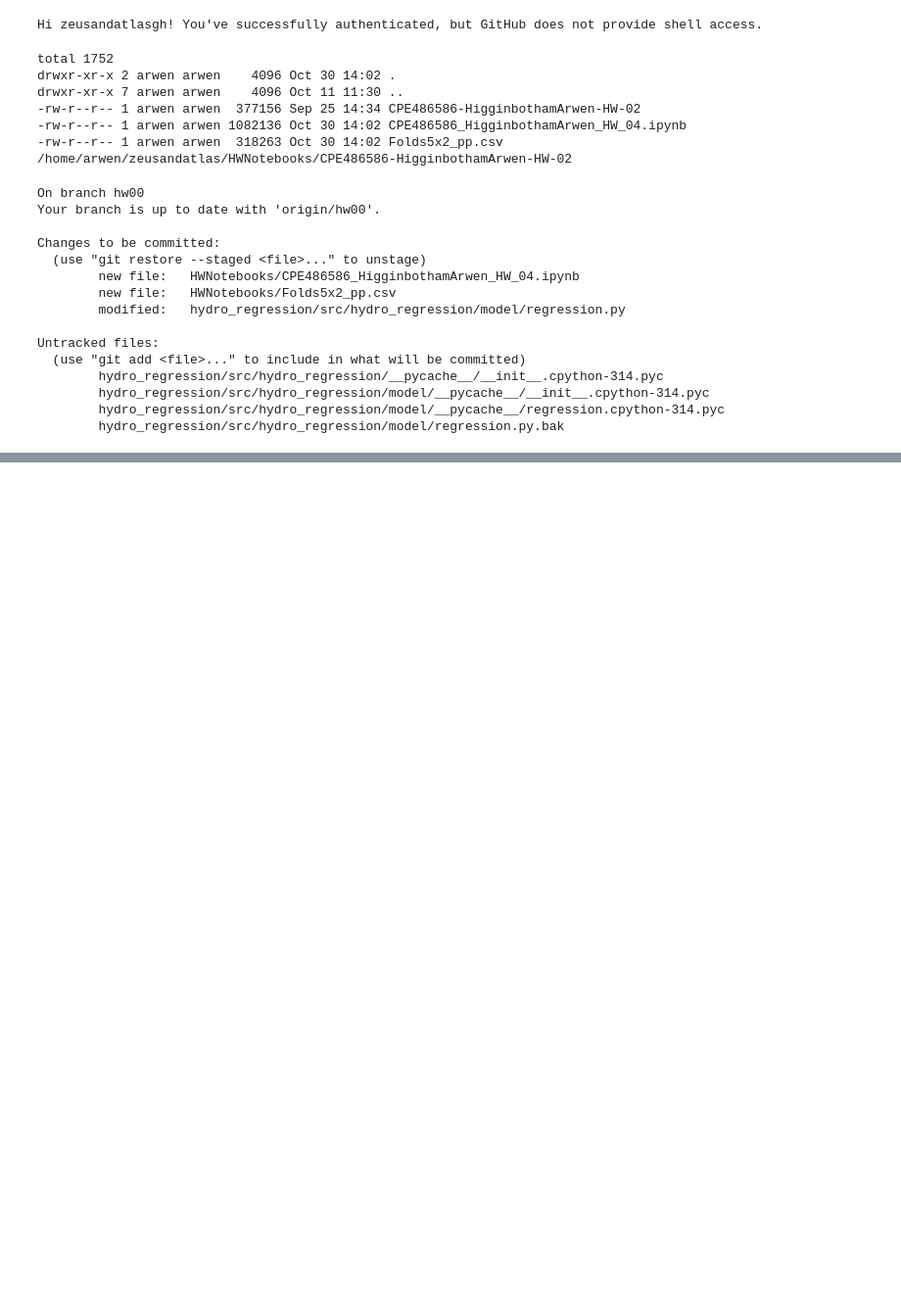
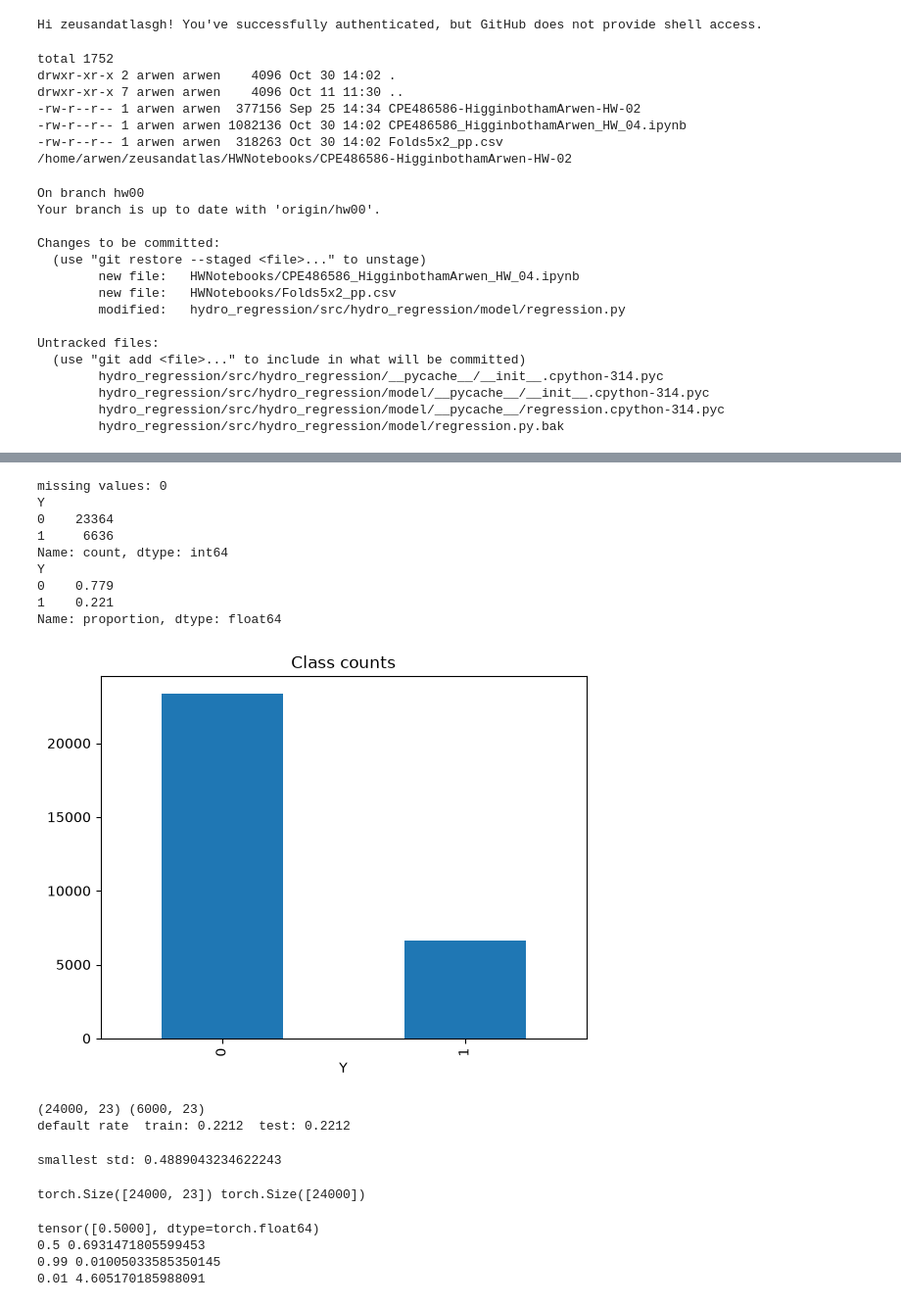
Before and after one commit to zeusandatlasgh/zeusandatlas, a Jupyter notebook: HWNotebooks/CPE486586_HigginbothamArwen_HW_04.ipynb, the cells around one changed output, grey strips where cells are left out. Shown at 98% size. Drawn from its saved outputs; the diff is of its cells as text; code cells hidden in the pictures; blank space fills up the shorter version.

```diff
--- a/HWNotebooks/CPE486586_HigginbothamArwen_HW_04.ipynb
+++ b/HWNotebooks/CPE486586_HigginbothamArwen_HW_04.ipynb
@@ -645,0 +744,9 @@ Untracked files:
+# %%
+from ucimlrepo import fetch_ucirepo
+
+ccd = fetch_ucirepo(id=350)
+X_df = ccd.data.features
+y_df = ccd.data.targets
+
+print(X_df.shape, y_df.shape)
+X_df.head()
@@ -645,0 +783,52 @@ Untracked files:
+# %%
+print("missing values:", X_df.isna().sum().sum())
+
+counts = y_df.iloc[:, 0].value_counts()
+print(counts)
+print(y_df.iloc[:, 0].value_counts(normalize=True).round(3))
+
+counts.plot(kind="bar")
+plt.title("Class counts")
+plt.show()
+# %% [output]
+missing values: 0
+Y
+0    23364
+1     6636
+Name: count, dtype: int64
+Y
+0    0.779
+1    0.221
+Name: proportion, dtype: float64
+[figure, added]
+# %%
+from sklearn.model_selection import train_test_split
+
+X_all = X_df.values.astype(np.float64)
+y_all = y_df.iloc[:, 0].values.astype(np.float64)
+
+X_train, X_test, y_train, y_test = train_test_split(
+    X_all, y_all, test_size=0.2, random_state=42, stratify=y_all)
+
+print(X_train.shape, X_test.shape)
+print("default rate  train:", y_train.mean().round(4), " test:", y_test.mean().round(4))
+# %% [output]
+(24000, 23) (6000, 23)
+default rate  train: 0.2212  test: 0.2212
+# %%
+mu = X_train.mean(axis=0)
+sd = X_train.std(axis=0)
+print("smallest std:", sd.min())
+
+Xtr = (X_train - mu) / sd
+Xte = (X_test - mu) / sd
+# %% [output]
+smallest std: 0.4889043234622243
+# %%
+Xtr_t = torch.tensor(Xtr, dtype=torch.float64)
+Xte_t = torch.tensor(Xte, dtype=torch.float64)
+ytr_t = torch.tensor(y_train, dtype=torch.float64)
+yte_t = torch.tensor(y_test, dtype=torch.float64)
+print(Xtr_t.shape, ytr_t.shape)
+# %% [output]
+torch.Size([24000, 23]) torch.Size([24000])
@@ -645,0 +842,12 @@ Untracked files:
+# %%
+print(sigmoid(torch.tensor([0.0], dtype=torch.float64)))    # should be 0.5
+
+y_t = torch.tensor([1.0, 1.0, 1.0], dtype=torch.float64)
+for p in [0.5, 0.99, 0.01]:
+    p_t = torch.tensor([p, p, p], dtype=torch.float64)
+    print(p, cross_entropy(p_t, y_t).item())
+# %% [output]
+tensor([0.5000], dtype=torch.float64)
+0.5 0.6931471805599453
+0.99 0.01005033585350145
+0.01 4.605170185988091
```
Also changed, not shown: parts of 25 cells of this notebook, 1 other file.
